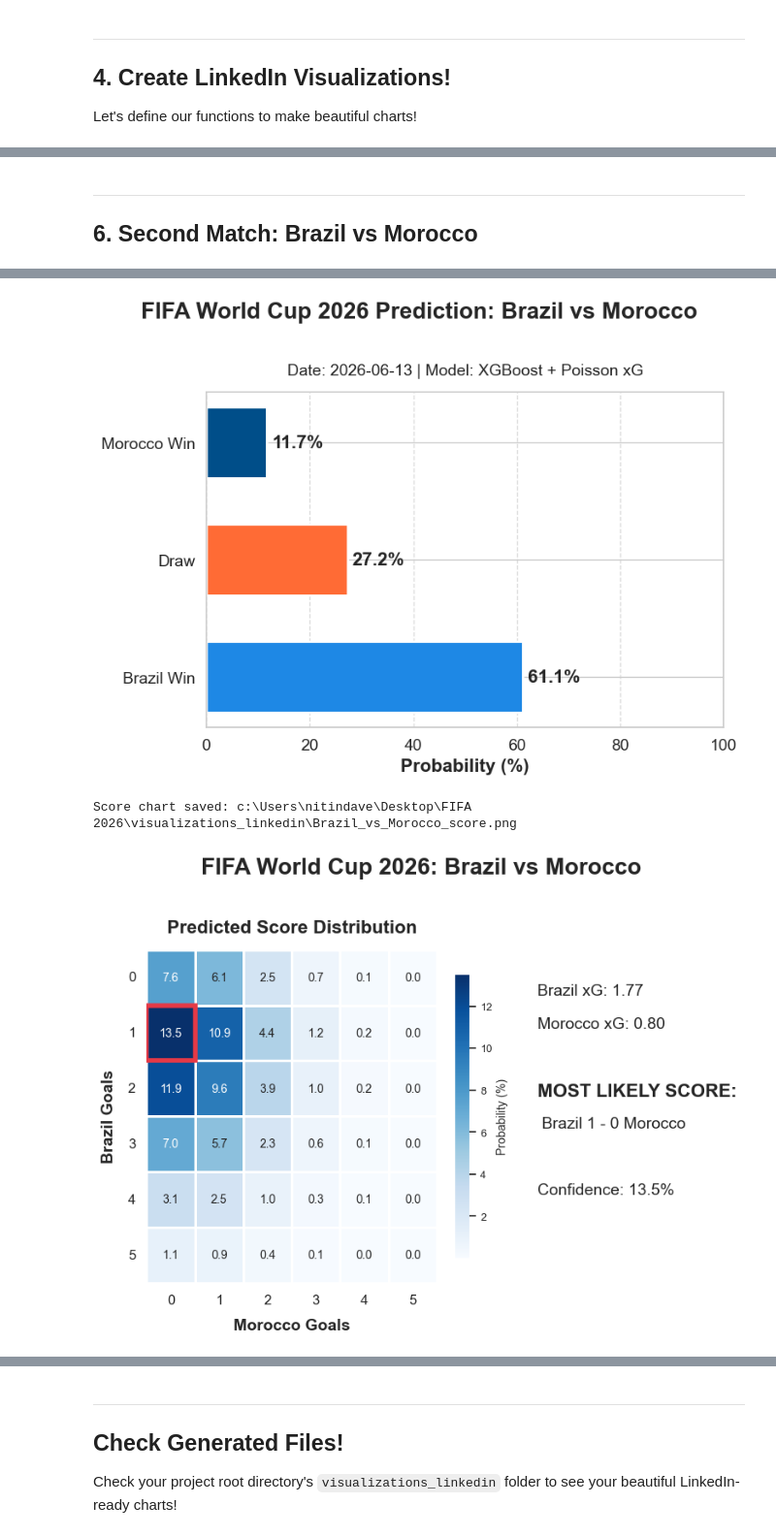
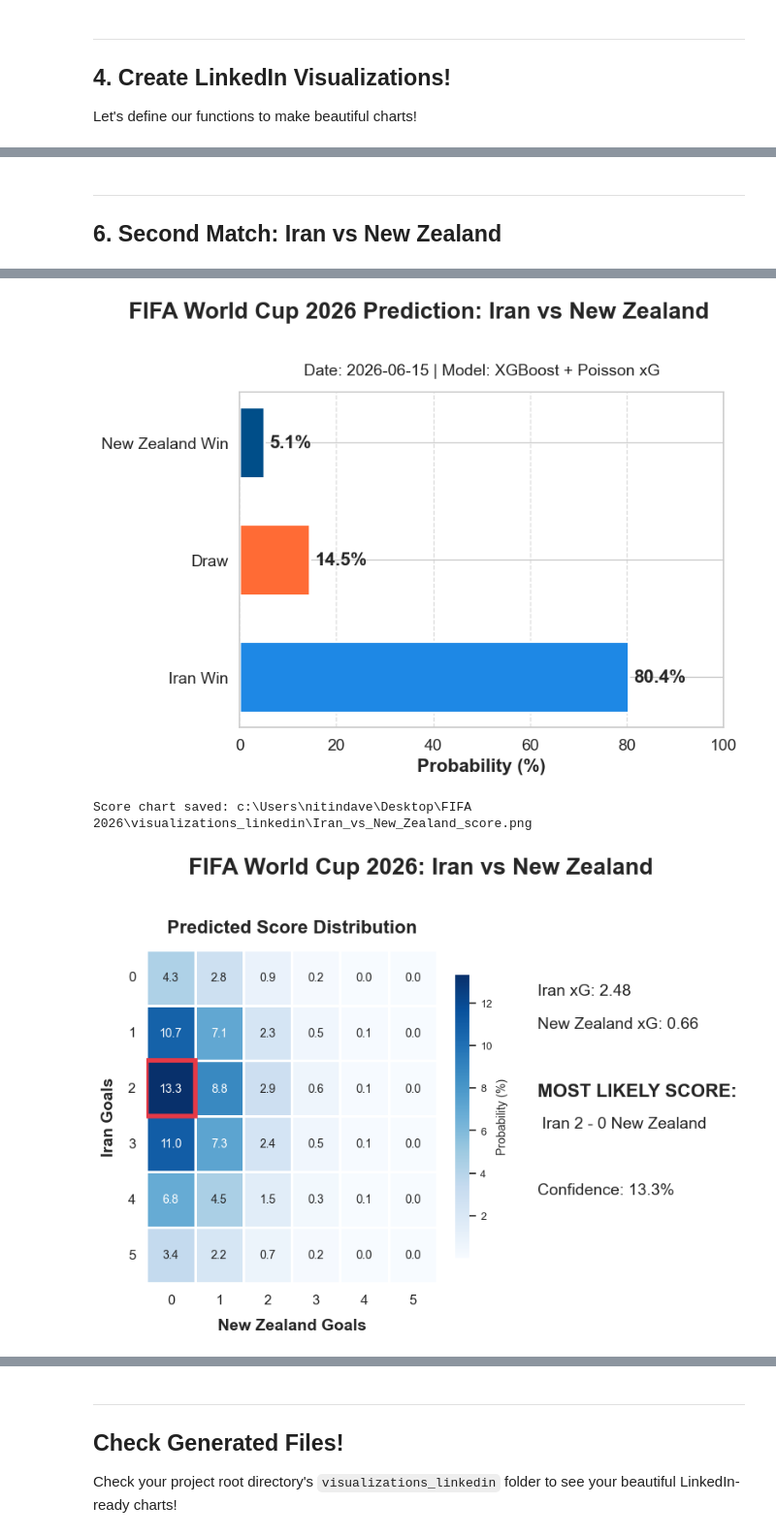
Before and after one commit to nitindavegit/FIFA-2026-Predictions, a Jupyter notebook: notebooks/04_LinkedIn_Presentation.ipynb, the cells around one changed output, grey strips where cells are left out. Shown at 97% size. Drawn from its saved outputs; the diff is of its cells as text; code cells hidden in the pictures.

```diff
--- a/notebooks/04_LinkedIn_Presentation.ipynb
+++ b/notebooks/04_LinkedIn_Presentation.ipynb
@@ -175,7 +176,7 @@ def generate_score_heatmap(home_team, away_team, home_xg, away_xg, date_str="202
 # %%
-pred = predict_match("Qatar", "Switzerland")
+pred = predict_match("Belgium", "Egypt")
 if pred:
     probs, (home_xg, away_xg) = pred['probs'], pred['xg']
-    generate_outcome_chart("Qatar", "Switzerland", probs)
-    generate_score_heatmap("Qatar", "Switzerland", home_xg, away_xg)
+    generate_outcome_chart("Belgium", "Egypt", probs)
+    generate_score_heatmap("Belgium", "Egypt", home_xg, away_xg)
 # %% [output]
@@ -193,10 +194,10 @@ Score chart saved: c:\Users\nitindave\Desktop\FIFA 2026\visualizations_linkedin\
 # %% [markdown]
 ---
-## 6. Second Match: Brazil vs Morocco
+## 6. Second Match: Iran vs New Zealand
 # %%
-pred = predict_match("Brazil", "Morocco")
+pred = predict_match("Iran", "New Zealand")
 if pred:
     probs, (home_xg, away_xg) = pred['probs'], pred['xg']
-    generate_outcome_chart("Brazil", "Morocco", probs)
-    generate_score_heatmap("Brazil", "Morocco", home_xg, away_xg)
+    generate_outcome_chart("Iran", "New Zealand", probs)
+    generate_score_heatmap("Iran", "New Zealand", home_xg, away_xg)
 # %% [output]
@@ -211,5 +212,5 @@ Saved outcome chart: c:\Users\nitindave\Desktop\FIFA 2026\visualizations_linkedi
-[figure, old version]
+[figure, new version]
-Score chart saved: c:\Users\nitindave\Desktop\FIFA 2026\visualizations_linkedin\Brazil_vs_Morocco_score.png
+Score chart saved: c:\Users\nitindave\Desktop\FIFA 2026\visualizations_linkedin\Iran_vs_New_Zealand_score.png
-[figure, old version]
+[figure, new version]
 # %% [markdown]
 ---
```
Also changed, not shown: parts of 11 cells of this notebook.
